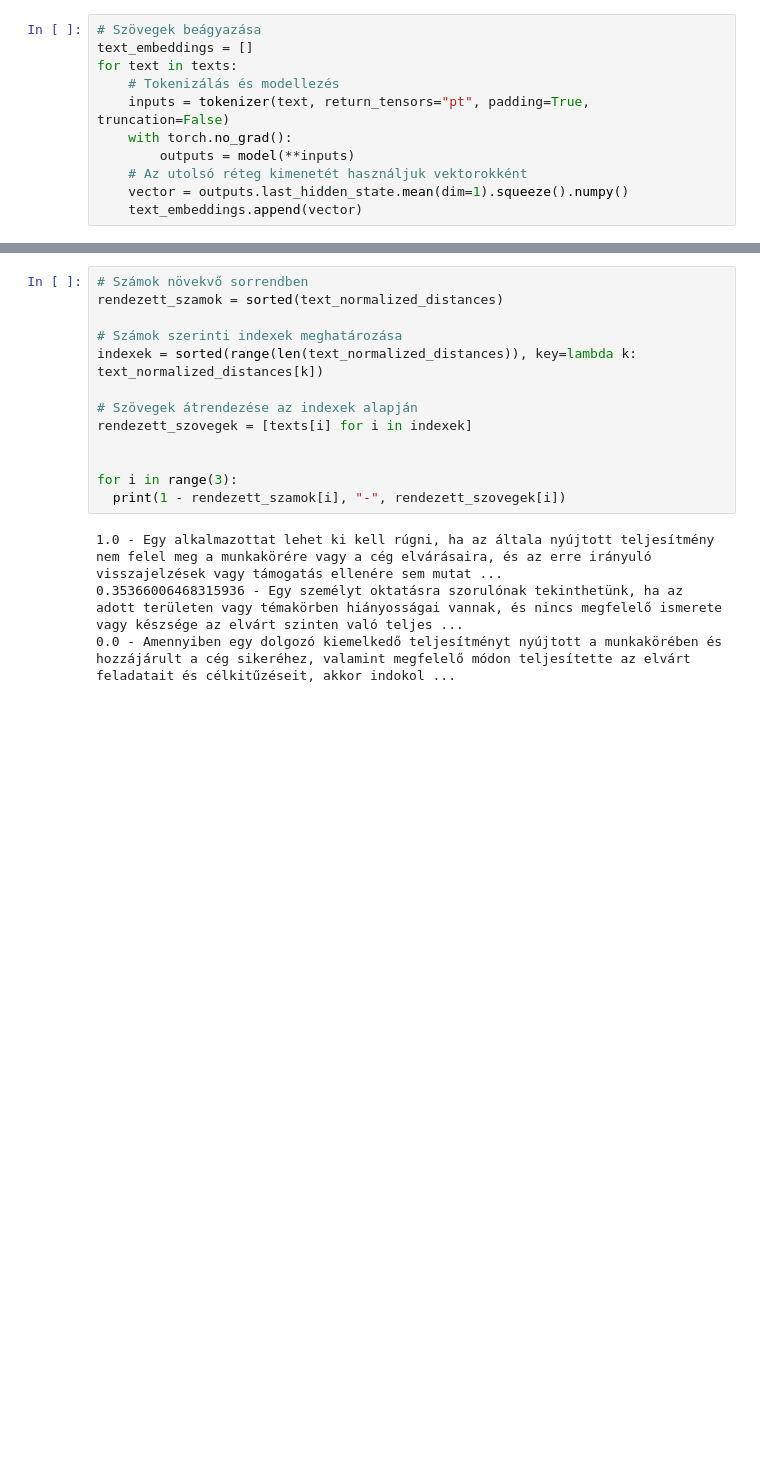
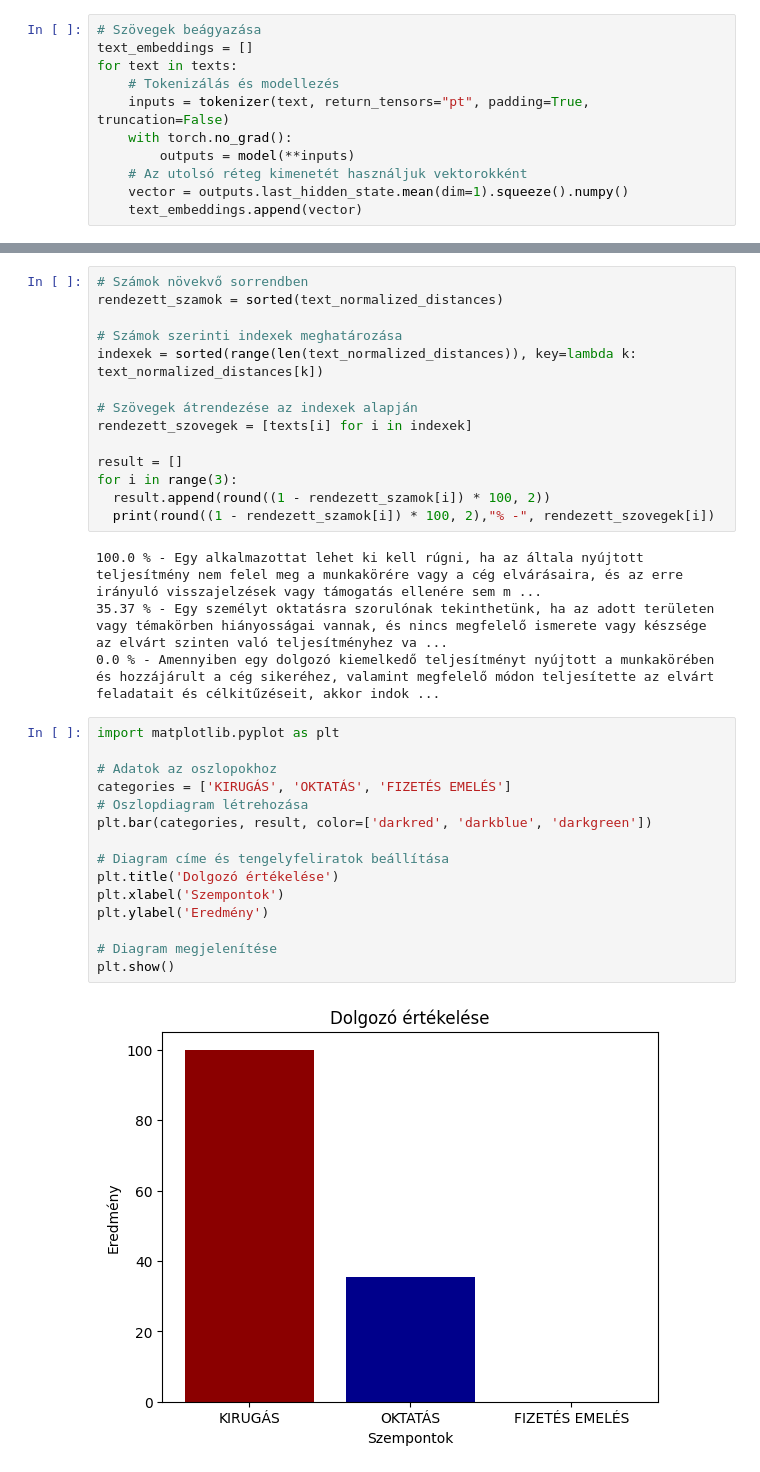
Before and after one commit to lakatosgabor/dolgozo_ertekeles_nlp, a Jupyter notebook: dolgozo_ertekeles_nlp.ipynb, the cells around one changed output, grey strips where cells are left out. Saved outputs shown, nothing was run; the diff lists cells and outputs as text; blank space fills up the shorter version.

```diff
--- a/dolgozo_ertekeles_nlp.ipynb
+++ b/dolgozo_ertekeles_nlp.ipynb
@@ -75,10 +122,28 @@ indexek = sorted(range(len(text_normalized_distances)), key=lambda k: text_norma
 # Szövegek átrendezése az indexek alapján
 rendezett_szovegek = [texts[i] for i in indexek]
 
-
+result = []
 for i in range(3):
-  print(1 - rendezett_szamok[i], "-", rendezett_szovegek[i])
+  result.append(round((1 - rendezett_szamok[i]) * 100, 2))
+  print(round((1 - rendezett_szamok[i]) * 100, 2),"% -", rendezett_szovegek[i])
 # %% [output]
-1.0 - Egy alkalmazottat lehet ki kell rúgni, ha az általa nyújtott teljesítmény nem felel meg a munkakörére vagy a cég elvárásaira, és az erre irányuló visszajelzések vagy támogatás ellenére sem mutat ...
-0.35366006468315936 - Egy személyt oktatásra szorulónak tekinthetünk, ha az adott területen vagy témakörben hiányosságai vannak, és nincs megfelelő ismerete vagy készsége az elvárt szinten való teljes ...
-0.0 - Amennyiben egy dolgozó kiemelkedő teljesítményt nyújtott a munkakörében és hozzájárult a cég sikeréhez, valamint megfelelő módon teljesítette az elvárt feladatait és célkitűzéseit, akkor indokol ...
+100.0 % - Egy alkalmazottat lehet ki kell rúgni, ha az általa nyújtott teljesítmény nem felel meg a munkakörére vagy a cég elvárásaira, és az erre irányuló visszajelzések vagy támogatás ellenére sem m ...
+35.37 % - Egy személyt oktatásra szorulónak tekinthetünk, ha az adott területen vagy témakörben hiányosságai vannak, és nincs megfelelő ismerete vagy készsége az elvárt szinten való teljesítményhez va ...
+0.0 % - Amennyiben egy dolgozó kiemelkedő teljesítményt nyújtott a munkakörében és hozzájárult a cég sikeréhez, valamint megfelelő módon teljesítette az elvárt feladatait és célkitűzéseit, akkor indok ...
+# %%
+import matplotlib.pyplot as plt
+
+# Adatok az oszlopokhoz
+categories = ['KIRUGÁS', 'OKTATÁS', 'FIZETÉS EMELÉS']
+# Oszlopdiagram létrehozása
+plt.bar(categories, result, color=['darkred', 'darkblue', 'darkgreen'])
+
+# Diagram címe és tengelyfeliratok beállítása
+plt.title('Dolgozó értékelése')
+plt.xlabel('Szempontok')
+plt.ylabel('Eredmény')
+
+# Diagram megjelenítése
+plt.show()
+# %% [output]
+[figure, added]
```
Also changed, not shown: parts of 3 cells of this notebook.
